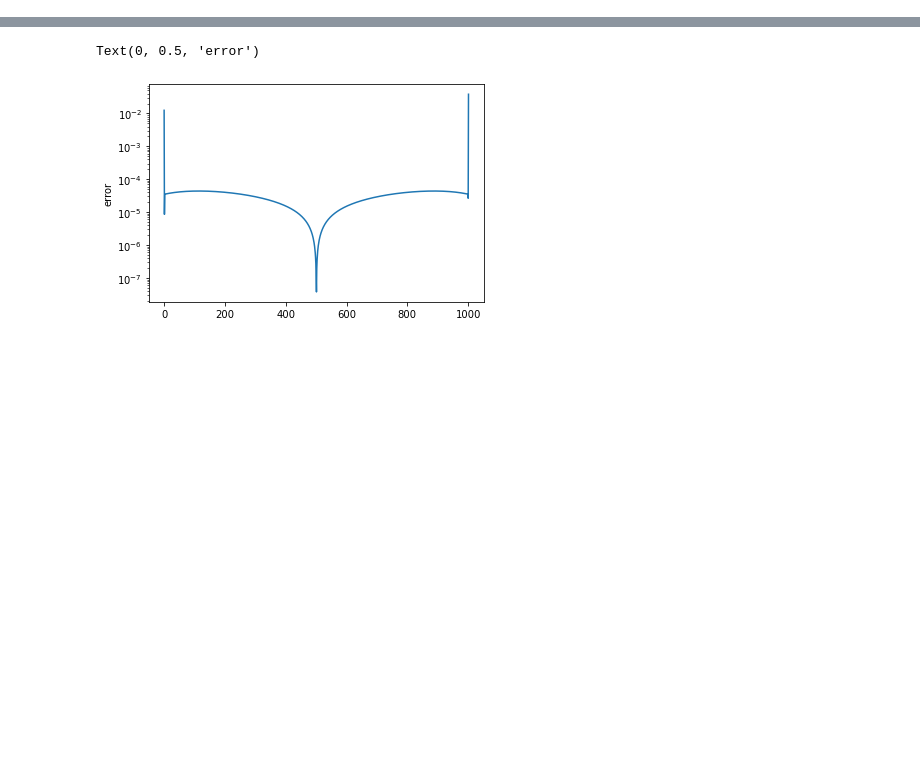
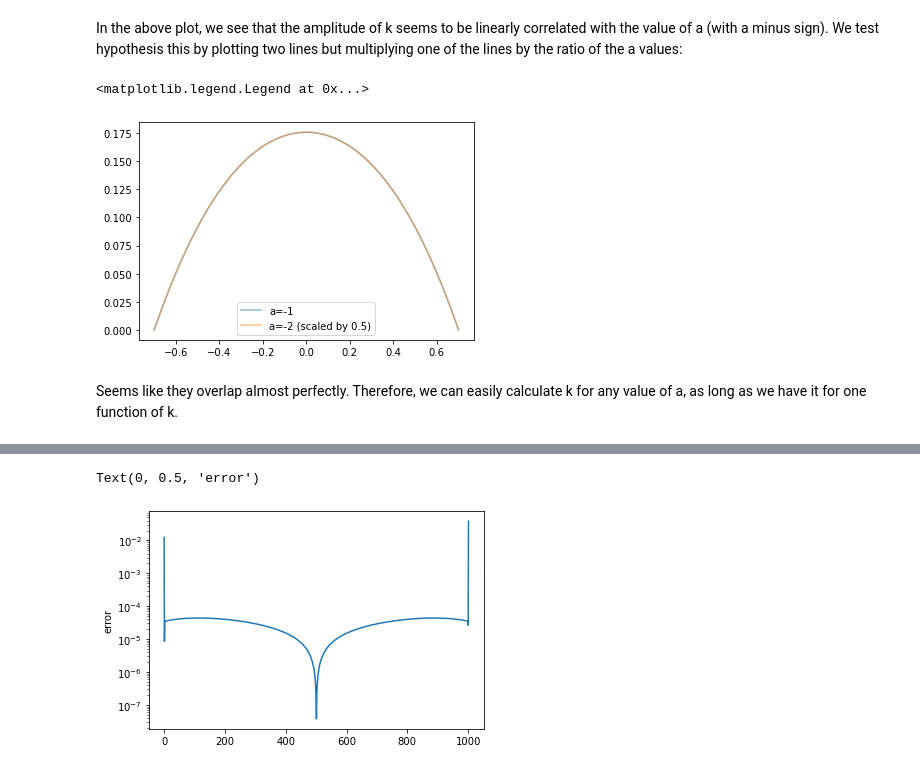
Before and after one commit to Zigolox/bellow-simulation, a Jupyter notebook: Strömmek.ipynb, the cells around one changed output, grey strips where cells are left out. Cells and saved outputs as stored; diff of their text form; code cells hidden in the pictures; blank space fills up the shorter version.

```diff
--- a/Strömmek.ipynb
+++ b/Strömmek.ipynb
@@ -3,0 +10,26 @@ import matplotlib.pyplot as plt
+# %%
+q = 1
+nu = 1
+bounds = 0.7
+
+@njit
+def dddf(t, y, q, nu, a):
+    return [y[1],   # f
+            y[2],   # df/dtheta
+            2*q/nu*y[1]*y[0]-4*y[1],    # ddf/ddtheta
+            y[4],   # k
+            2*q/nu * y[3] * y[0] + a    # dk/dtheta
+           ]
+
+
+def conditions(x,b, *args):
+    res = solve_ivp(dddf,(-b, b),[0,x[0],x[1], 0, x[2]],args=args,max_step=0.01)
+    return (q-np.trapz(res.y[0],res.t),
+            res.y[0][-1],
+            res.y[3][-1])
+
+
+def k_bvp(bounds, q, nu, a, init_guess=(3, -1, 1)):
+    r = root(conditions, init_guess, args=(bounds, q, nu, a))
+    res = solve_ivp(dddf,(-bounds, bounds),[0,r.x[0],r.x[1], 0, r.x[2]], args=(q, nu, a), max_step=0.001)
+    return res
@@ -3,0 +62,14 @@ import matplotlib.pyplot as plt
+# %% [markdown]
+In the above plot, we see that the amplitude of k seems to be linearly correlated with the value of a (with a minus sign).
+We test hypothesis this by plotting two lines but multiplying one of the lines by the ratio of the a values:
+# %%
+base_i = 9
+plt.plot(theta[base_i], y[base_i], alpha=0.5, label=f'a={a_range[base_i]}')
+plt.plot(theta[base_i-1], y[base_i-1]*a_range[base_i]/a_range[base_i-1], alpha=0.5,
+         label=f'a={a_range[base_i-1]} (scaled by {a_range[base_i]/a_range[base_i-1]})')
+plt.legend()
+# %% [output]
+<matplotlib.legend.Legend at 0x...>
+[figure, added]
+# %% [markdown]
+Seems like they overlap almost perfectly. Therefore, we can easily calculate k for any value of a, as long as we have it for one function of k.
```
Also changed, not shown: parts of 25 cells of this notebook.
